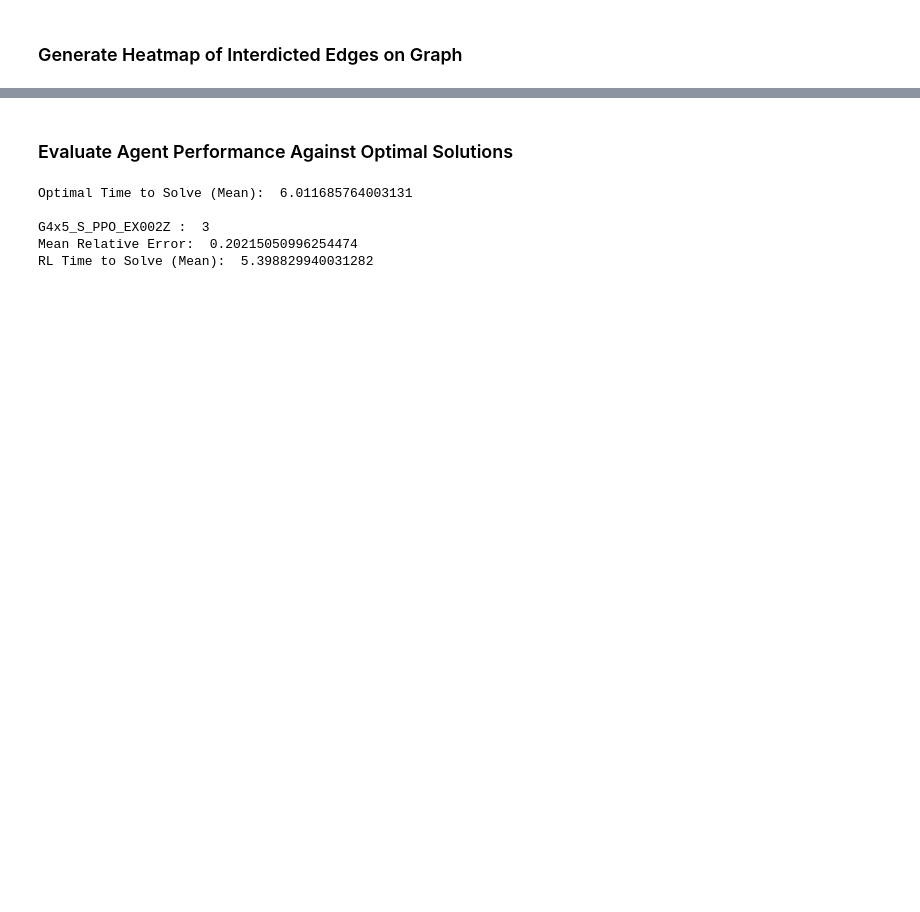
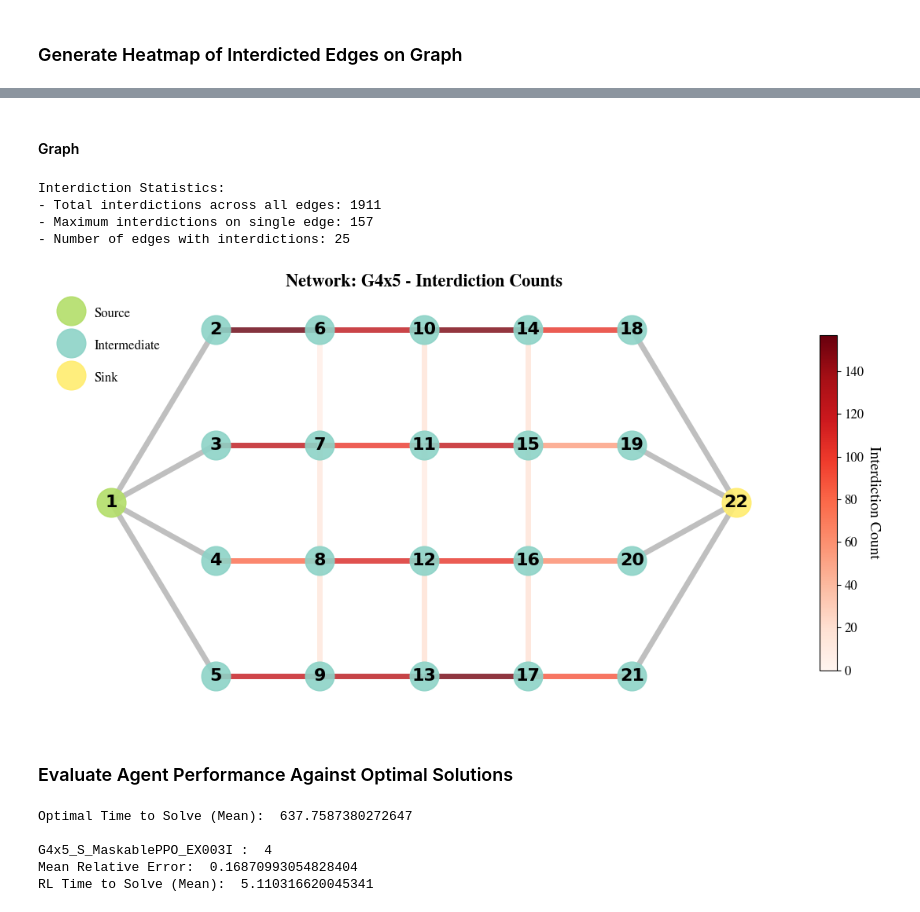
Before and after one commit to m-r-webb/RL-Threat-Adaptive-Network-Interdiction, a Jupyter notebook: Code/Agent_Evaluation.ipynb, the cells around one changed output, grey strips where cells are left out. Cells and saved outputs as stored; diff of their text form; code cells hidden in the pictures; blank space fills up the shorter version.

```diff
--- a/Code/Agent_Evaluation.ipynb
+++ b/Code/Agent_Evaluation.ipynb
@@ -249,3 +421,16 @@ plots = plot_edge_histogram_from_lists(your_edge_lists)
+# %% [markdown]
+#### Graph
+# %%
+if __name__ == "__main__":
+    # Plot with edge colors based on interdiction counts
+    G = plot_graph_with_node_types(nodes, edges, interdiction_counts,
+                                   title=f"Network: {graphName} - Interdiction Counts")
+# %% [output]
+Interdiction Statistics:
+- Total interdictions across all edges: 1911
+- Maximum interdictions on single edge: 157
+- Number of edges with interdictions: 25
+[figure, added]
 # %% [markdown]
 ### Evaluate Agent Performance Against Optimal Solutions
 # %%
@@ -320,7 +505,10 @@ for episode in tqdm(range(num_of_scenarios)):
         objVal = optimal_obj_vals[episode]
     else:
         # Get final objective value from inner environment
-        objVal, _ = env._compute_objective_and_flows()
+        if env_attacker_strategy == "zero_sum":
+            objVal, _ = env._compute_objective_and_flows()
+        elif env_attacker_strategy == "isolate":
+            objVal, _ = env._calculate_isolate_objective_and_flows()
 
     agent_best_rewards[episode] = objVal
 
@@ -337,8 +525,8 @@ print("Mean Relative Error: ", mean_relative_error)
 print("RL Time to Solve (Mean): ", np.mean(agent_solution_times))
 print("")
 # %% [output]
-Optimal Time to Solve (Mean):  6.011685764003131
+Optimal Time to Solve (Mean):  637.7587380272647
 
-G4x5_S_PPO_EX002Z :  3
-Mean Relative Error:  0.20215050996254474
-RL Time to Solve (Mean):  5.398829940031282
+G4x5_S_MaskablePPO_EX003I :  4
+Mean Relative Error:  0.16870993054828404
+RL Time to Solve (Mean):  5.110316620045341
```
Also changed, not shown: parts of 27 cells of this notebook.
